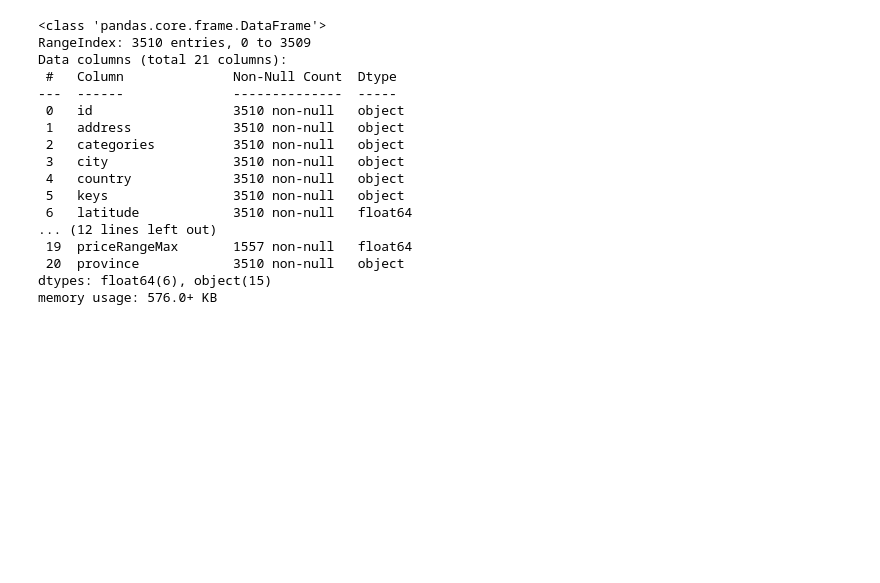
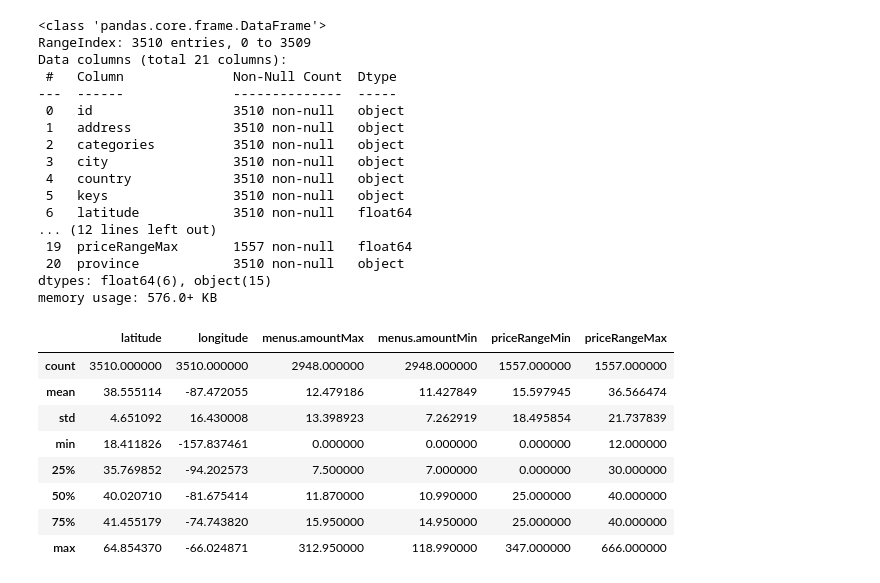
Before and after one commit to VasuVaishnav/Pizza-Data-Analysis, a Jupyter notebook: Pizza_Analysis.ipynb, the cells around one changed output. Saved outputs shown, nothing was run; the diff lists cells and outputs as text; code cells hidden in the pictures; blank space fills up the shorter version.

```diff
--- a/Pizza_Analysis.ipynb
+++ b/Pizza_Analysis.ipynb
@@ -67,3 +71,15 @@ Data columns (total 21 columns):
  20  province            3510 non-null   object
 dtypes: float64(6), object(15)
 memory usage: 576.0+ KB
+# %%
+pizza.describe()
+# %% [output]
+|  | latitude | longitude | menus.amountMax | menus.amountMin | priceRangeMin | priceRangeMax |
+| count | 3510.000000 | 3510.000000 | 2948.000000 | 2948.000000 | 1557.000000 | 1557.000000 |
+| mean | 38.555114 | -87.472055 | 12.479186 | 11.427849 | 15.597945 | 36.566474 |
+| std | 4.651092 | 16.430008 | 13.398923 | 7.262919 | 18.495854 | 21.737839 |
+| min | 18.411826 | -157.837461 | 0.000000 | 0.000000 | 0.000000 | 12.000000 |
+| 25% | 35.769852 | -94.202573 | 7.500000 | 7.000000 | 0.000000 | 30.000000 |
+| 50% | 40.020710 | -81.675414 | 11.870000 | 10.990000 | 25.000000 | 40.000000 |
+| 75% | 41.455179 | -74.743820 | 15.950000 | 14.950000 | 25.000000 | 40.000000 |
+| max | 64.854370 | -66.024871 | 312.950000 | 118.990000 | 347.000000 | 666.000000 |
```
Also changed, not shown: parts of 38 cells of this notebook.
